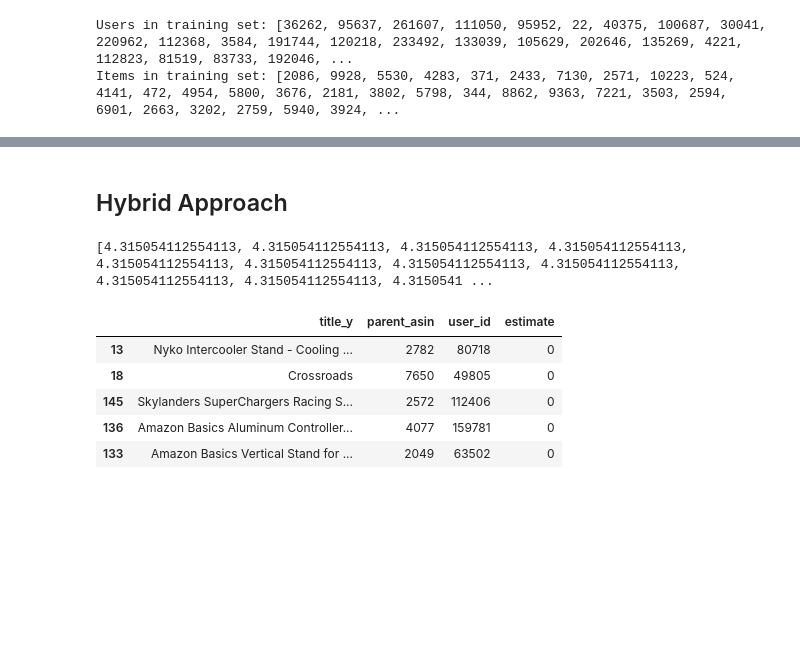
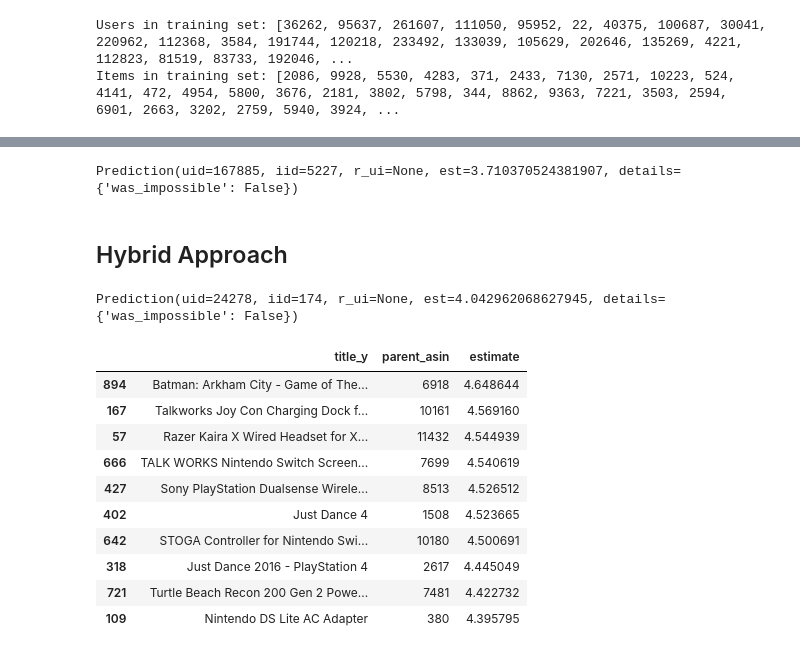
Before and after one commit to tirthankar1710/Real-Time-Recommendation, a Jupyter notebook: ml_recco.ipynb, the cells around one changed output, grey strips where cells are left out. Drawn from its saved outputs; the diff is of its cells as text; code cells hidden in the pictures; blank space fills up the shorter version.

```diff
--- a/ml_recco.ipynb
+++ b/ml_recco.ipynb
@@ -513,3 +513,8 @@ Prediction(uid=257127, iid=5227, r_ui=None, est=3.7908260507242812, details={'wa
+# %%
+_, loaded_svd_model = dump.load(file_path)
+loaded_svd_model.predict(uid=167885, iid=5227)
+# %% [output]
+Prediction(uid=167885, iid=5227, r_ui=None, est=3.710370524381907, details={'was_impossible': False})
 # %% [markdown]
 ## Hybrid Approach
 # %%
@@ -527,26 +532,35 @@ def get_hybrid_recommendations(user_id, parent_asin):
     sim_scores = sorted(sim_scores, key=lambda x: x[1], reverse=True)
     sim_scores = sim_scores[1:31]
     product_indices = [i[0] for i in sim_scores]
-    products = content_df.iloc[product_indices][['title_y', 'parent_asin', 'user_id']]
+    products = content_df.iloc[product_indices][['title_y', 'parent_asin']]
     products['estimate'] = 0
-    estimate_list = []
+    # estimate_list = []
     for index, row in products.iterrows():
         product = row['parent_asin']
         # user = row['user_id']
-        estimate = optimized_algo.predict(str(user_id), str(product)).est
-        estimate_list.append(estimate)
-    print(estimate_list)
+        estimate = best_model.predict(uid=user_id, iid=product).est
+        # estimate_list.append(estimate)
+        products.at[index, 'estimate'] = estimate
+    # print(estimate_list)
         # products.at[index, 'estimate'] = estimate
     products = products.sort_values('estimate', ascending=False)
     # return titles.iloc[product_indices]
-    return products.head()
+    return products.head(10)
-# %%
-get_hybrid_recommendations(57867, 1284)
-# %% [output]
-[4.315054112554113, 4.315054112554113, 4.315054112554113, 4.315054112554113, 4.315054112554113, 4.315054112554113, 4.315054112554113, 4.315054112554113, 4.315054112554113, 4.315054112554113, 4.3150541 ...
-|  | title_y | parent_asin | user_id | estimate |
-| 13 | Nyko Intercooler Stand - Cooling ... | 2782 | 80718 | 0 |
-| 18 | Crossroads | 7650 | 49805 | 0 |
-| 145 | Skylanders SuperChargers Racing S... | 2572 | 112406 | 0 |
-| 136 | Amazon Basics Aluminum Controller... | 4077 | 159781 | 0 |
-| 133 | Amazon Basics Vertical Stand for ... | 2049 | 63502 | 0 |
+# %%
+best_model.predict(24278, 174)
+# %% [output]
+Prediction(uid=24278, iid=174, r_ui=None, est=4.042962068627945, details={'was_impossible': False})
+# %%
+get_hybrid_recommendations(167885, 2204)
+# %% [output]
+|  | title_y | parent_asin | estimate |
+| 894 | Batman: Arkham City - Game of The... | 6918 | 4.648644 |
+| 167 | Talkworks Joy Con Charging Dock f... | 10161 | 4.569160 |
+| 57 | Razer Kaira X Wired Headset for X... | 11432 | 4.544939 |
+| 666 | TALK WORKS Nintendo Switch Screen... | 7699 | 4.540619 |
+| 427 | Sony PlayStation Dualsense Wirele... | 8513 | 4.526512 |
+| 402 | Just Dance 4 | 1508 | 4.523665 |
+| 642 | STOGA Controller for Nintendo Swi... | 10180 | 4.500691 |
+| 318 | Just Dance 2016 - PlayStation 4 | 2617 | 4.445049 |
+| 721 | Turtle Beach Recon 200 Gen 2 Powe... | 7481 | 4.422732 |
+| 109 | Nintendo DS Lite AC Adapter | 380 | 4.395795 |
```
Also changed, not shown: parts of 12 cells of this notebook, 21 other files.
